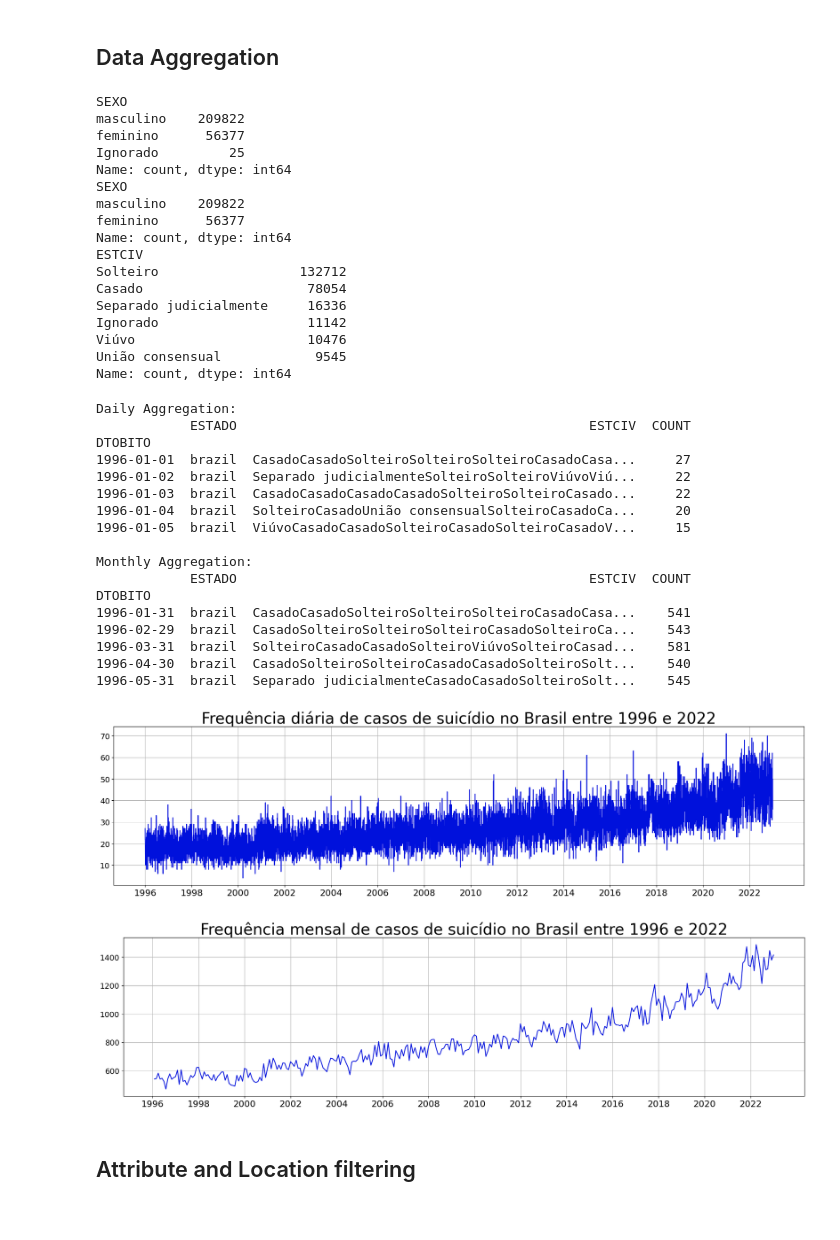
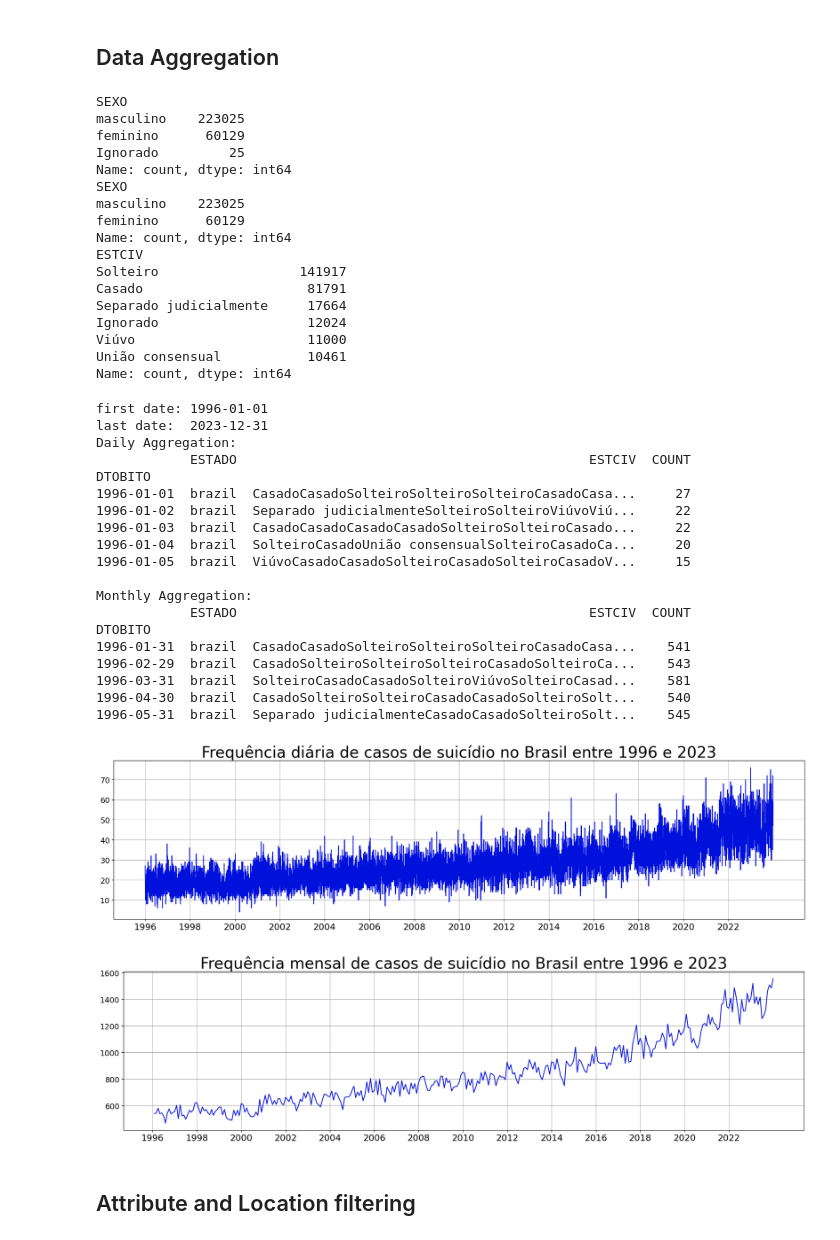
Before and after one commit to vklannusp/BrSuicides-dataset, a Jupyter notebook: data_exploration/ds_applications.ipynb, the cells around one changed output. Cells and saved outputs as stored; diff of their text form; code cells hidden in the pictures.

```diff
--- a/data_exploration/ds_applications.ipynb
+++ b/data_exploration/ds_applications.ipynb
@@ -38,7 +35,8 @@ print('CSVs: ', '\n', csv_files)
 
 try:
     # Filter for files that end with .zip extension
-    csv_file_name = csv_files[0]
+    # gets the last one which is supposed to be the most recent
+    csv_file_name = csv_files[-1]
     print('CSV file name: ', '\n', csv_file_name)
 
     # Get region name
@@ -103,21 +99,21 @@ estciv_value_counts = df_brazil["ESTCIV"].value_counts()
 print(estciv_value_counts)
 # %% [output]
 SEXO
-masculino    209822
-feminino      56377
+masculino    223025
+feminino      60129
 Ignorado         25
 Name: count, dtype: int64
 SEXO
-masculino    209822
-feminino      56377
+masculino    223025
+feminino      60129
 Name: count, dtype: int64
 ESTCIV
-Solteiro                  132712
-Casado                     78054
-Separado judicialmente     16336
-Ignorado                   11142
-Viúvo                      10476
-União consensual            9545
+Solteiro                  141917
+Casado                     81791
+Separado judicialmente     17664
+Ignorado                   12024
+Viúvo                      11000
+União consensual           10461
 Name: count, dtype: int64
 # %%
 # Chosen attributes
@@ -135,6 +131,9 @@ br_temp.drop("SEXO", axis=1, inplace=True)
 # Get first and last dates to equalize indexes
 first_date = br_temp['DTOBITO'].min().strftime("%Y-01-01")
 last_date = br_temp['DTOBITO'].max().strftime("%Y-%m-%d")
+
+print(f'first date: {first_date}')
+print(f'last date:  {last_date}')
 
 # Date range to make all time series equal
 date_range = pd.date_range(start=first_date, end=last_date)
@@ -162,6 +161,8 @@ print(ts_brazil_daily.head())
 print("\nMonthly Aggregation:")
 print(ts_brazil_monthly.head())
 # %% [output]
+first date: 1996-01-01
+last date:  2023-12-31
 Daily Aggregation:
             ESTADO                                             ESTCIV  COUNT
 DTOBITO
@@ -206,14 +207,14 @@ def plot_ts_frequency(ts, frequency, years_range, main_title=None, figsize=(18,
     plt.tight_layout()
     plt.show()
 # %%
-main_title = 'Frequência diária de casos de suicídio no Brasil entre 1996 e 2022'
+main_title = f'Frequência diária de casos de suicídio no Brasil entre {date_range_years[0]} e {date_range_years[-1]}'
 plot_ts_frequency(ts_brazil_daily, 'diária', date_range_years, main_title, font_size=28)
 
-main_title = 'Frequência mensal de casos de suicídio no Brasil entre 1996 e 2022'
+main_title = f'Frequência mensal de casos de suicídio no Brasil entre {date_range_years[0]} e {date_range_years[-1]}'
 plot_ts_frequency(ts_brazil_monthly, 'mensal', date_range_years, main_title, font_size=28)
 # %% [output]
-[figure, old version]
+[figure, new version]
-[figure, old version]
+[figure, new version]
 # %% [markdown]
 ## Attribute and Location filtering
 # %%
```
Also changed, not shown: parts of 9 cells of this notebook, 49 other files.
